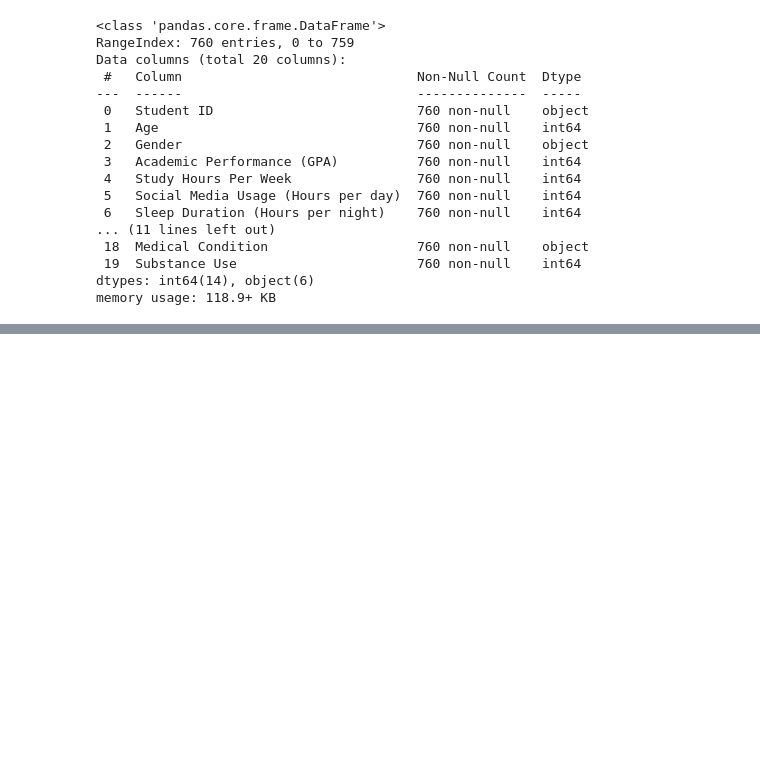
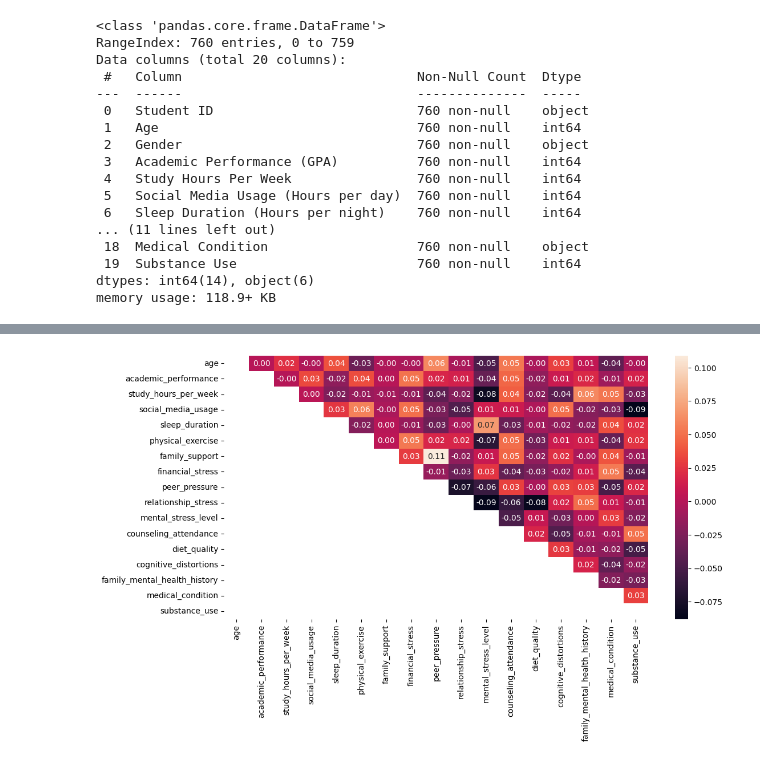
Before and after one commit to LuizFelipeModena/Student_Mental_Stress, a Jupyter notebook: main.ipynb, the cells around one changed output, grey strips where cells are left out. Drawn from its saved outputs; the diff is of its cells as text; code cells hidden in the pictures; blank space fills up the shorter version.

```diff
--- a/main.ipynb
+++ b/main.ipynb
@@ -79,0 +82,4 @@ df.rename(columns={""})
+# %%
+df = config.normalize_dataframe_columns(df)
+
+df.head()
@@ -79,0 +93,6 @@ df.rename(columns={""})
+# %%
+columns = {'counseling_attendance', 'family_mental_health_history', 'medical_condition'}
+
+df = config.convert_to_binary(df, columns)
+
+df.head()
@@ -79,0 +106,12 @@ df.rename(columns={""})
+# %%
+df_corr = df.drop(columns= ['gender', 'stress_coping_mechanisms'])
+df_corr
+
+plt.figure(figsize=(12,6))
+
+mask = np.tril(np.ones_like(df_corr.corr(), dtype=bool))
+sns.heatmap(df_corr.corr(), mask=mask, fmt='.2f', annot=True)
+
+plt.show()
+# %% [output]
+[figure, added]
```
Also changed, not shown: parts of 9 cells of this notebook.
